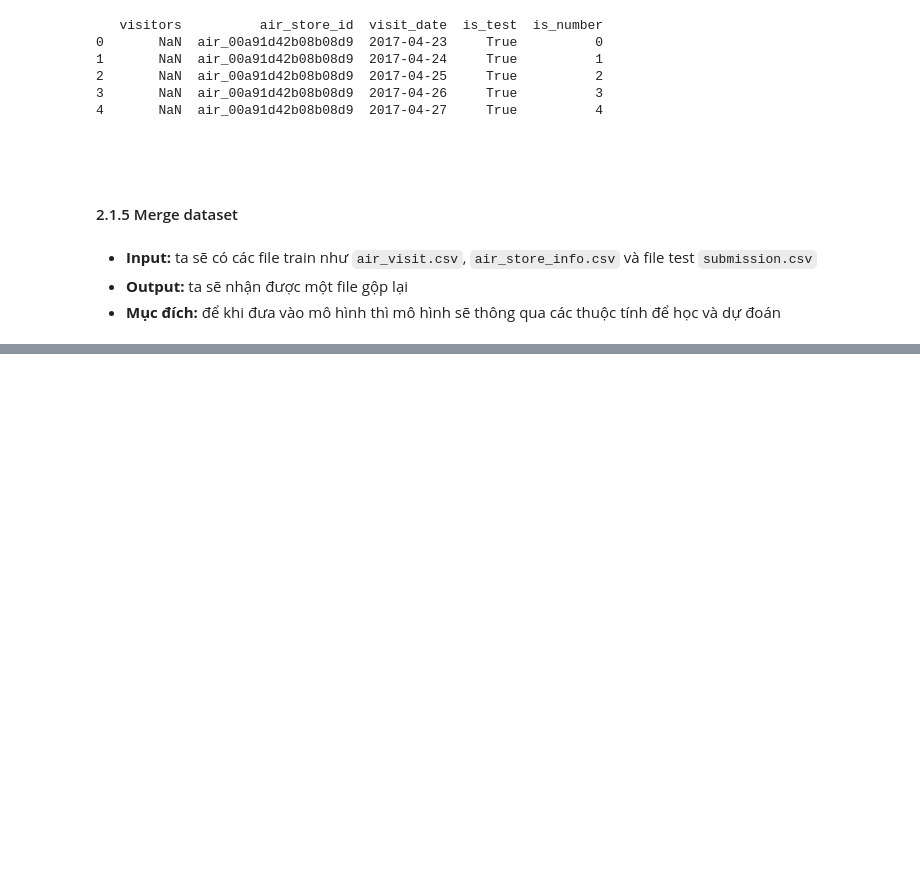
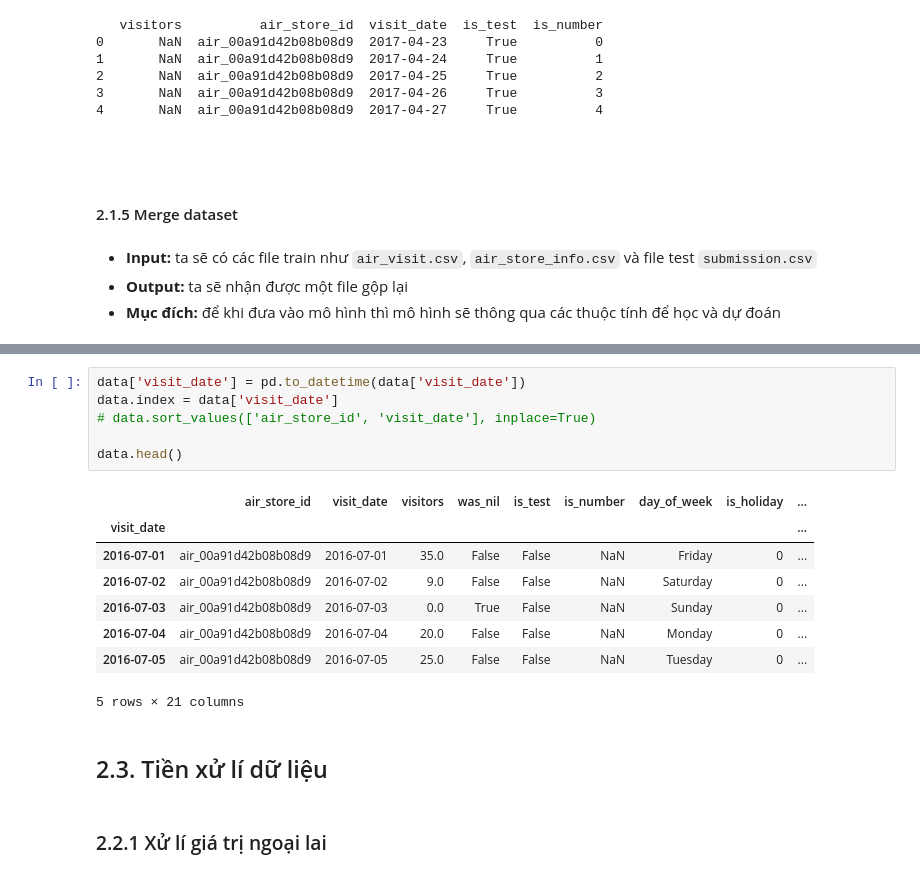
Before and after one commit to chongyeonsoo/PythonKHDL, a Jupyter notebook: report.ipynb, the cells around one changed output, grey strips where cells are left out. Saved outputs shown, nothing was run; the diff lists cells and outputs as text; blank space fills up the shorter version.

```diff
--- a/report.ipynb
+++ b/report.ipynb
@@ -157,0 +218,19 @@ memory usage: 50.4+ MB
+# %%
+data['visit_date'] = pd.to_datetime(data['visit_date'])
+data.index = data['visit_date']
+# data.sort_values(['air_store_id', 'visit_date'], inplace=True)
+
+data.head()
+# %% [output]
+|  | air_store_id | visit_date | visitors | was_nil | is_test | is_number | day_of_week | is_holiday | ... |
+| visit_date |  |  |  |  |  |  |  |  | ... |
+| 2016-07-01 | air_00a91d42b08b08d9 | 2016-07-01 | 35.0 | False | False | NaN | Friday | 0 | ... |
+| 2016-07-02 | air_00a91d42b08b08d9 | 2016-07-02 | 9.0 | False | False | NaN | Saturday | 0 | ... |
+| 2016-07-03 | air_00a91d42b08b08d9 | 2016-07-03 | 0.0 | True | False | NaN | Sunday | 0 | ... |
+| 2016-07-04 | air_00a91d42b08b08d9 | 2016-07-04 | 20.0 | False | False | NaN | Monday | 0 | ... |
+| 2016-07-05 | air_00a91d42b08b08d9 | 2016-07-05 | 25.0 | False | False | NaN | Tuesday | 0 | ... |
+5 rows × 21 columns
+# %% [markdown]
+## 2.3. Tiền xử lí dữ liệu
+# %% [markdown]
+### 2.2.1 Xử lí giá trị ngoại lai
```
Also changed, not shown: parts of 8 cells of this notebook.
